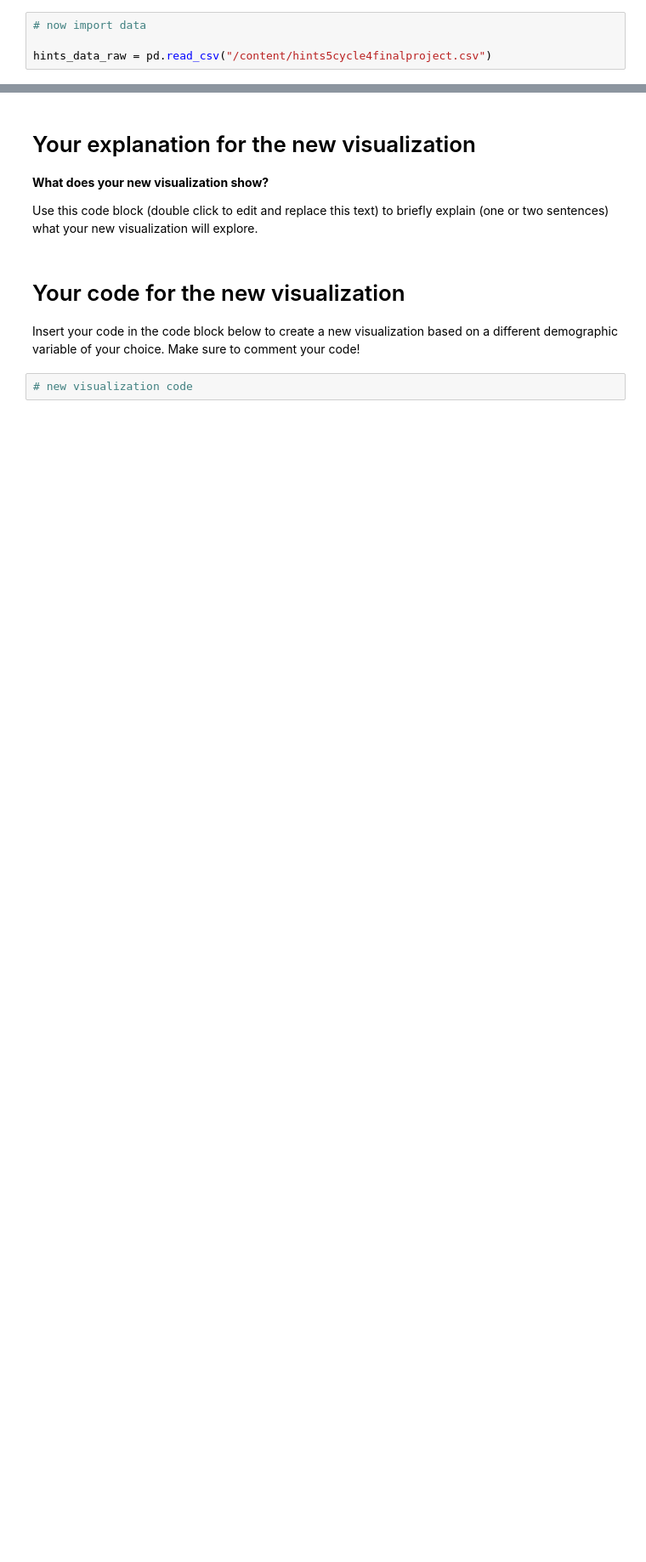
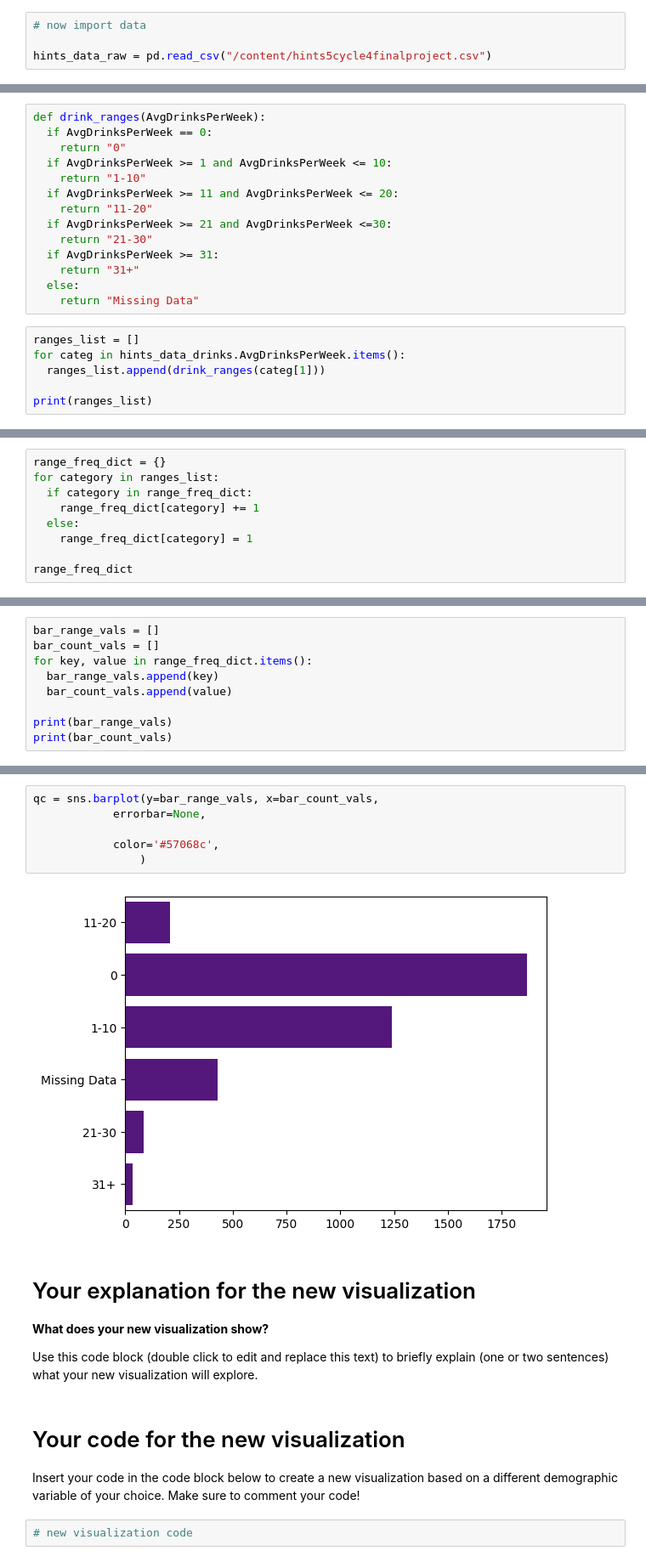
Before and after one commit to megoeggo/colab, a Jupyter notebook: Mego_Franks_Final_Project.ipynb, the cells around one changed output, grey strips where cells are left out. Shown at 85% size. Cells and saved outputs as stored; diff of their text form; blank space fills up the shorter version.

```diff
--- a/Mego_Franks_Final_Project.ipynb
+++ b/Mego_Franks_Final_Project.ipynb
@@ -111,0 +103,20 @@ hints_data_subset_nanremoved_categories_ordered = hints_data_subset_nanremoved_c
+# %%
+def drink_ranges(AvgDrinksPerWeek):
+  if AvgDrinksPerWeek == 0:
+    return "0"
+  if AvgDrinksPerWeek >= 1 and AvgDrinksPerWeek <= 10:
+    return "1-10"
+  if AvgDrinksPerWeek >= 11 and AvgDrinksPerWeek <= 20:
+    return "11-20"
+  if AvgDrinksPerWeek >= 21 and AvgDrinksPerWeek <=30:
+    return "21-30"
+  if AvgDrinksPerWeek >= 31:
+    return "31+"
+  else:
+    return "Missing Data"
+# %%
+ranges_list = []
+for categ in hints_data_drinks.AvgDrinksPerWeek.items():
+  ranges_list.append(drink_ranges(categ[1]))
+
+print(ranges_list)
@@ -111,0 +125,9 @@ hints_data_subset_nanremoved_categories_ordered = hints_data_subset_nanremoved_c
+# %%
+range_freq_dict = {}
+for category in ranges_list:
+  if category in range_freq_dict:
+    range_freq_dict[category] += 1
+  else:
+    range_freq_dict[category] = 1
+
+range_freq_dict
@@ -111,0 +141,9 @@ hints_data_subset_nanremoved_categories_ordered = hints_data_subset_nanremoved_c
+# %%
+bar_range_vals = []
+bar_count_vals = []
+for key, value in range_freq_dict.items():
+  bar_range_vals.append(key)
+  bar_count_vals.append(value)
+
+print(bar_range_vals)
+print(bar_count_vals)
@@ -112,3 +153,11 @@ hints_data_subset_nanremoved_categories_ordered = hints_data_subset_nanremoved_c
+# %%
+qc = sns.barplot(y=bar_range_vals, x=bar_count_vals,
+            errorbar=None,
+
+            color='#57068c',
+                )
+# %% [output]
+[figure, added]
 # %% [markdown]
 # Your explanation for the new visualization
 
```
Also changed, not shown: parts of 10 cells of this notebook.
